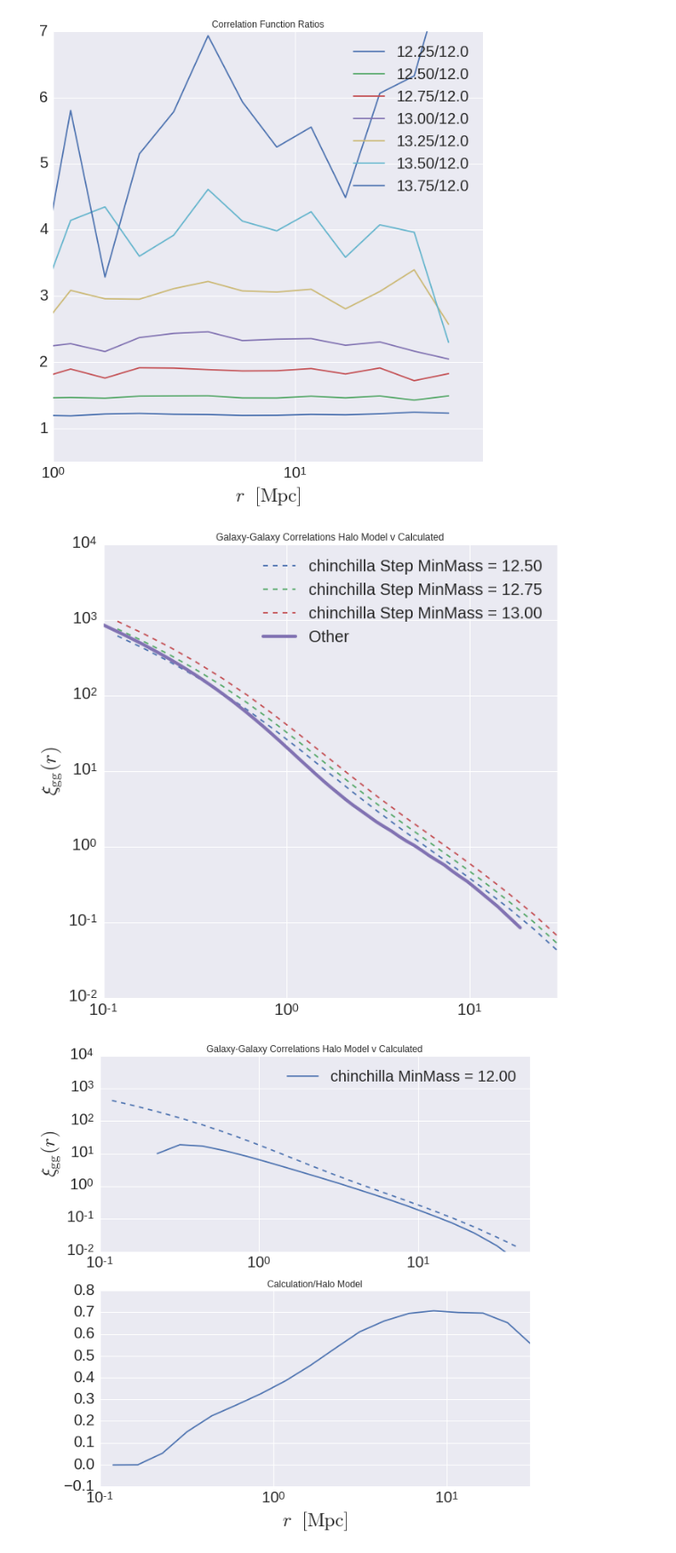
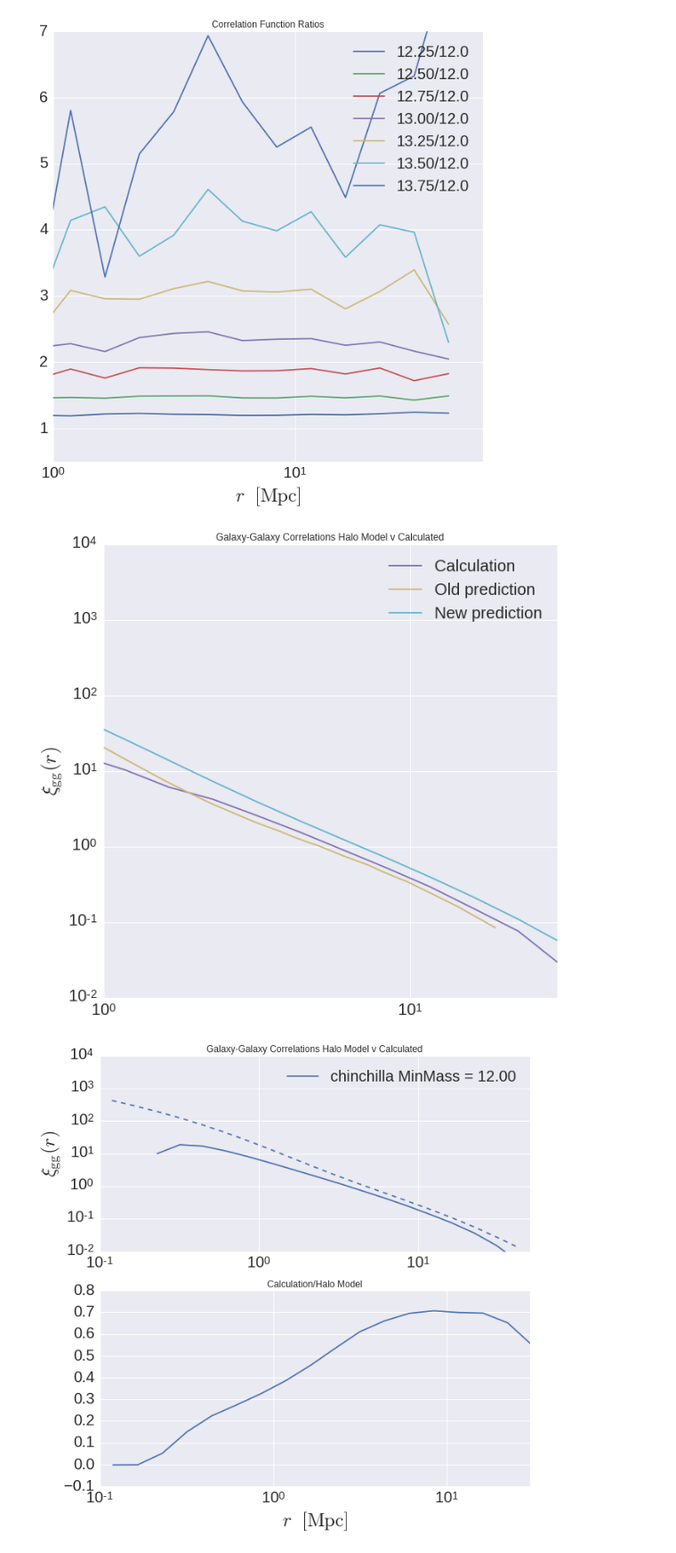
Before and after one commit to mclaughlin6464/HODEmulator, a Jupyter notebook: predictionsVCalculated.ipynb, the cells around one changed output. Shown at 89% size. Cells and saved outputs as stored; diff of their text form; code cells hidden in the pictures.

```diff
--- a/predictionsVCalculated.ipynb
+++ b/predictionsVCalculated.ipynb
@@ -301,39 +301,44 @@ plt.legend(loc='best', fontsize=20)
 plt.show()
 # %% [output]
 [figure]
+# %%
+new_prediction = np.loadtxt(datadir+'xi_gg_C_threshold12.85' )
 # %%
 colors = cycle(sns.color_palette())
 
 fig = plt.figure(figsize = (10,10))
 mMins = [12.0+i*0.25 for i in xrange(2,5)]
 for mMin, color in zip(mMins, colors):
     #fig = plt.figure(figsize = (10,10))
     rbins = np.logspace(-1, 1.7, 20)
     rbin_centers = (rbins[1:]+rbins[:-1])/2
 
     #MPC/h v MPC issue?
     #plt.plot(rbin_centers, xi_all, alpha = 1,
     #         label = label, color = color)
     #plt.plot(rbin_centers, data[mMin], label = '%s Step MinMass = %.2f'%(sim, mMin), color = color)
-    plt.plot(predictions[mMin][:,0], predictions[mMin][:,1], ls = '--', color = color,label = '%s Step MinMass = %.2f'%(sim, mMin)  )
+    #plt.plot(predictions[mMin][:,0], predictions[mMin][:,1], ls = '--', color = color,label = '%s Step MinMass = %.2f'%(sim, mMin)  )
 
 color = next(colors)
-#plt.plot(working_step[0], working_step[1], label = 'Other', color = color, lw =4)
-plt.plot(working_step[2][:,0], working_step[2][:,1], lw = 4,label = 'Other', color = color)
+plt.plot(working_step[0], working_step[1], label = 'Calculation', color = color)
+color = next(colors)
+plt.plot(working_step[2][:,0], working_step[2][:,1],label = 'Old prediction', color = color)
+color = next(colors)
+plt.plot(new_prediction[:,0], new_prediction[:,1],label = 'New prediction',color = color )
 
 plt.title('Galaxy-Galaxy Correlations Halo Model v Calculated')
-plt.xlim(xmin = 0.1, xmax = 30)
+plt.xlim(xmin = 1, xmax = 30)
 plt.ylim(ymin = 1e-2, ymax = 1e4)
 plt.loglog()
 plt.xticks(fontsize=20)
 plt.yticks(fontsize=20)
 #plt.xlabel(r'$r $  $\rm{[Mpc]}$', fontsize=25)
 plt.ylabel(r'$\xi_{\rm gg}(r)$', fontsize=25)
 plt.legend(loc='best', fontsize=20)
 
 plt.show()
 # %% [output]
-[figure, old version]
+[figure, new version]
 # %%
 colors = sns.color_palette()
 
```
